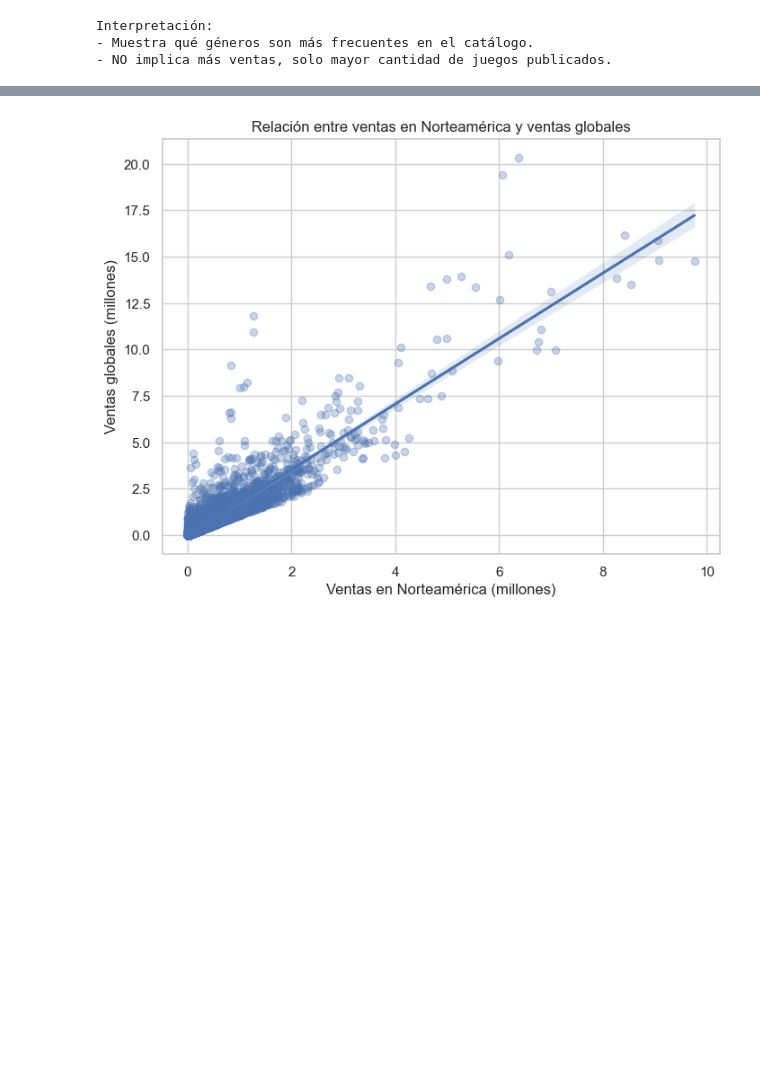
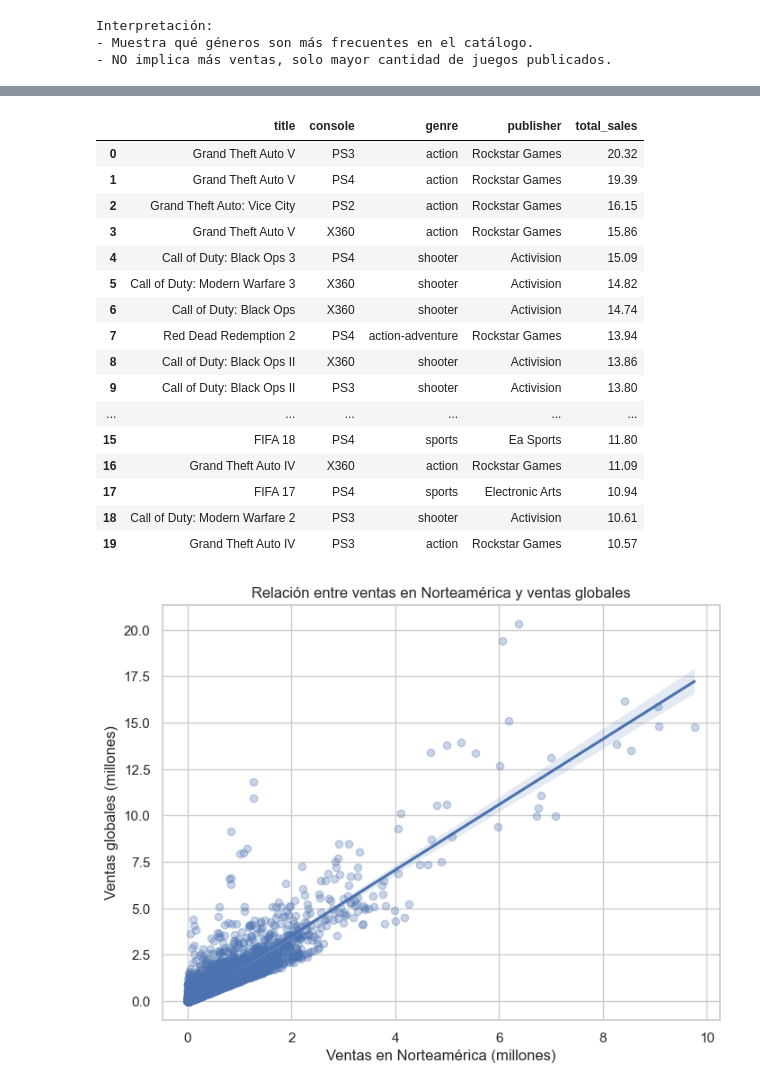
Before and after one commit to Jorge-Vilavella/Proyecto, a Jupyter notebook: notebooks/eda.ipynb, the cells around one changed output, grey strips where cells are left out. Drawn from its saved outputs; the diff is of its cells as text; code cells hidden in the pictures; blank space fills up the shorter version.

```diff
--- a/notebooks/eda.ipynb
+++ b/notebooks/eda.ipynb
@@ -526,3 +613,29 @@ Interpretación:
+# %%
+vista6_top20_juegos = (
+    df.sort_values("total_sales", ascending=False)
+      .head(20)
+      [["title", "console", "genre", "publisher", "total_sales"]]
+)
+
+vista6_top20_juegos
+# %% [output]
+|  | title | console | genre | publisher | total_sales |
+| 0 | Grand Theft Auto V | PS3 | action | Rockstar Games | 20.32 |
+| 1 | Grand Theft Auto V | PS4 | action | Rockstar Games | 19.39 |
+| 2 | Grand Theft Auto: Vice City | PS2 | action | Rockstar Games | 16.15 |
+| 3 | Grand Theft Auto V | X360 | action | Rockstar Games | 15.86 |
+| 4 | Call of Duty: Black Ops 3 | PS4 | shooter | Activision | 15.09 |
+| 5 | Call of Duty: Modern Warfare 3 | X360 | shooter | Activision | 14.82 |
+| 6 | Call of Duty: Black Ops | X360 | shooter | Activision | 14.74 |
+| 7 | Red Dead Redemption 2 | PS4 | action-adventure | Rockstar Games | 13.94 |
+| 8 | Call of Duty: Black Ops II | X360 | shooter | Activision | 13.86 |
+| 9 | Call of Duty: Black Ops II | PS3 | shooter | Activision | 13.80 |
+| ... | ... | ... | ... | ... | ... |
+| 15 | FIFA 18 | PS4 | sports | Ea Sports | 11.80 |
+| 16 | Grand Theft Auto IV | X360 | action | Rockstar Games | 11.09 |
+| 17 | FIFA 17 | PS4 | sports | Electronic Arts | 10.94 |
+| 18 | Call of Duty: Modern Warfare 2 | PS3 | shooter | Activision | 10.61 |
+| 19 | Grand Theft Auto IV | PS3 | action | Rockstar Games | 10.57 |
 # %%
 ### Vista 7: Top 10 consolas por ventas globales
 # %%
```
Also changed, not shown: parts of 19 cells of this notebook.
